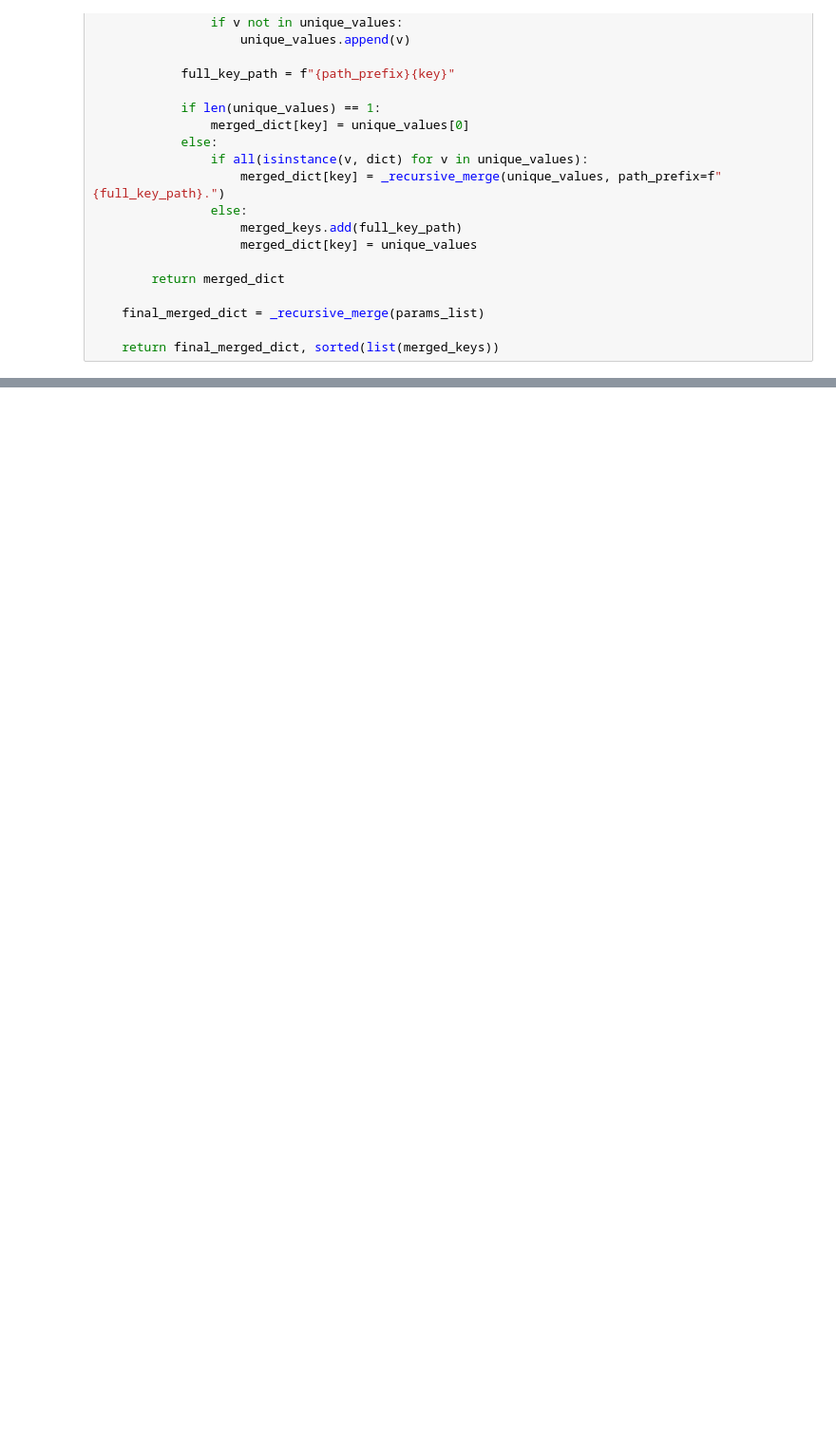
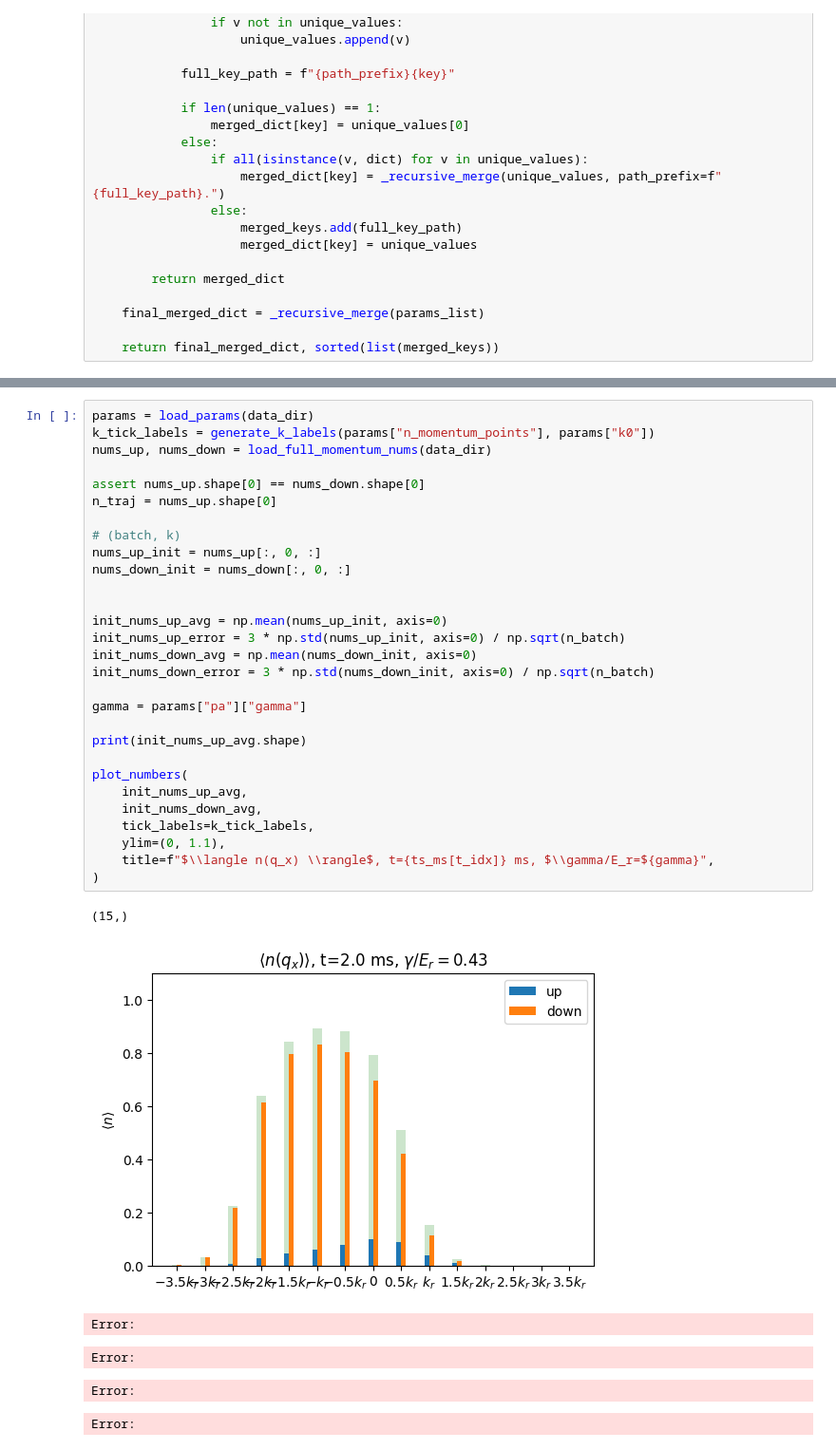
Before and after one commit to pco0511/yb-soc-two-body-loss, a Jupyter notebook: src/load_and_plot.ipynb, the cells around one changed output, grey strips where cells are left out. Shown at 95% size. Cells and saved outputs as stored; diff of their text form; blank space fills up the shorter version.

```diff
--- a/src/load_and_plot.ipynb
+++ b/src/load_and_plot.ipynb
@@ -211,0 +204,36 @@ for data_dir in DATA_SUBDIR_FULL:
+# %%
+params = load_params(data_dir)
+k_tick_labels = generate_k_labels(params["n_momentum_points"], params["k0"])
+nums_up, nums_down = load_full_momentum_nums(data_dir)
+
+assert nums_up.shape[0] == nums_down.shape[0]
+n_traj = nums_up.shape[0]
+
+# (batch, k)
+nums_up_init = nums_up[:, 0, :]
+nums_down_init = nums_down[:, 0, :]
+
+
+init_nums_up_avg = np.mean(nums_up_init, axis=0)
+init_nums_up_error = 3 * np.std(nums_up_init, axis=0) / np.sqrt(n_batch)
+init_nums_down_avg = np.mean(nums_down_init, axis=0)
+init_nums_down_error = 3 * np.std(nums_down_init, axis=0) / np.sqrt(n_batch)
+
+gamma = params["pa"]["gamma"]
+
+print(init_nums_up_avg.shape)
+
+plot_numbers(
+    init_nums_up_avg,
+    init_nums_down_avg,
+    tick_labels=k_tick_labels,
+    ylim=(0, 1.1),
+    title=f"$\\langle n(q_x) \\rangle$, t={ts_ms[t_idx]} ms, $\\gamma/E_r=${gamma}",
+)
+# %% [output]
+(15,)
+[figure, added]
+Error:
+Error:
+Error:
+Error:
```
Also changed, not shown: parts of 22 cells of this notebook, 1 other file.
